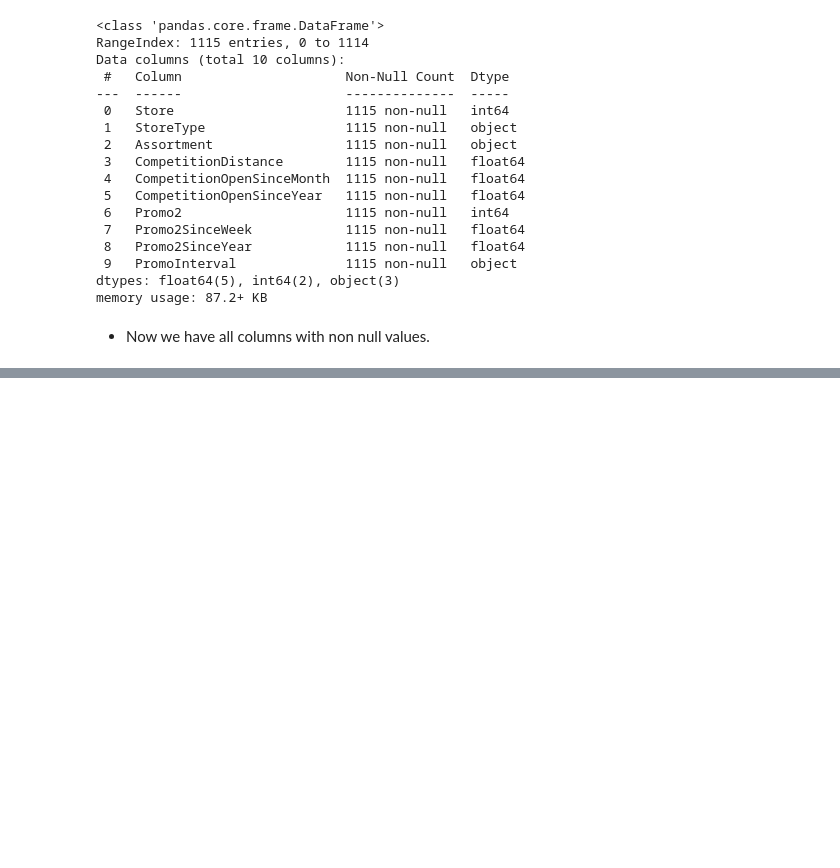
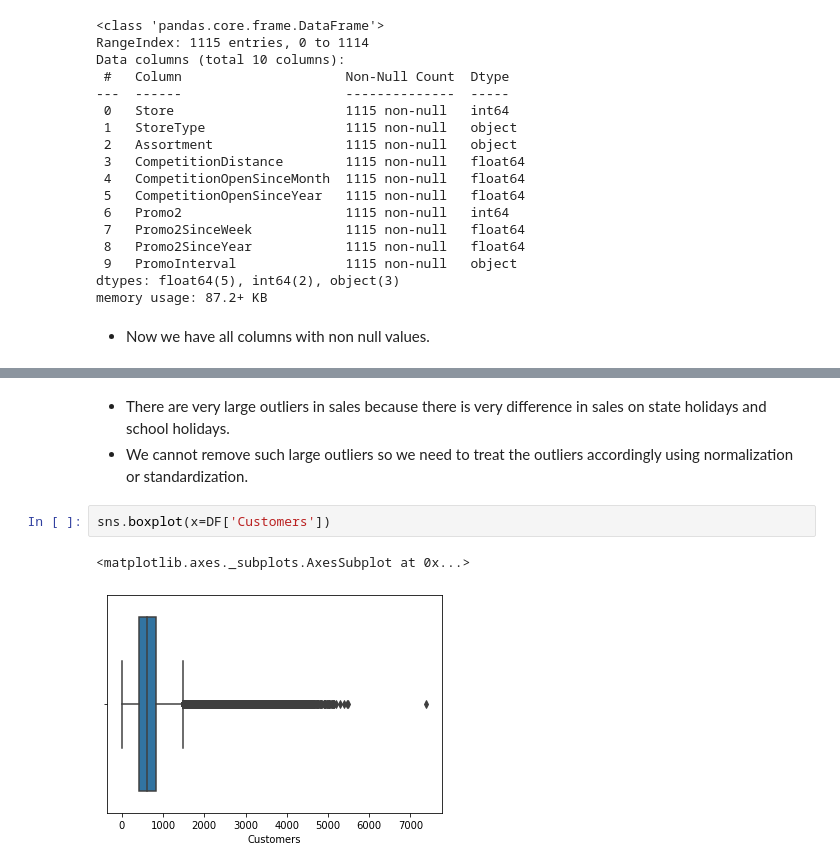
Before and after one commit to shab29/Regression_capstoneProject, a Jupyter notebook: Rossmann_Sales_Prediction_SB_Capstone_Project.ipynb, the cells around one changed output, grey strips where cells are left out. Saved outputs shown, nothing was run; the diff lists cells and outputs as text; blank space fills up the shorter version.

```diff
--- a/Rossmann_Sales_Prediction_SB_Capstone_Project.ipynb
+++ b/Rossmann_Sales_Prediction_SB_Capstone_Project.ipynb
@@ -276,0 +329,8 @@ memory usage: 87.2+ KB
+# %% [markdown]
+* There are very large outliers in sales because there is very difference in sales on state holidays and school holidays.
+* We cannot remove such large outliers so we need to treat the outliers accordingly using normalization or standardization.
+# %%
+sns.boxplot(x=DF['Customers'])
+# %% [output]
+<matplotlib.axes._subplots.AxesSubplot at 0x...>
+[figure, added]
```
Also changed, not shown: parts of 26 cells of this notebook.
